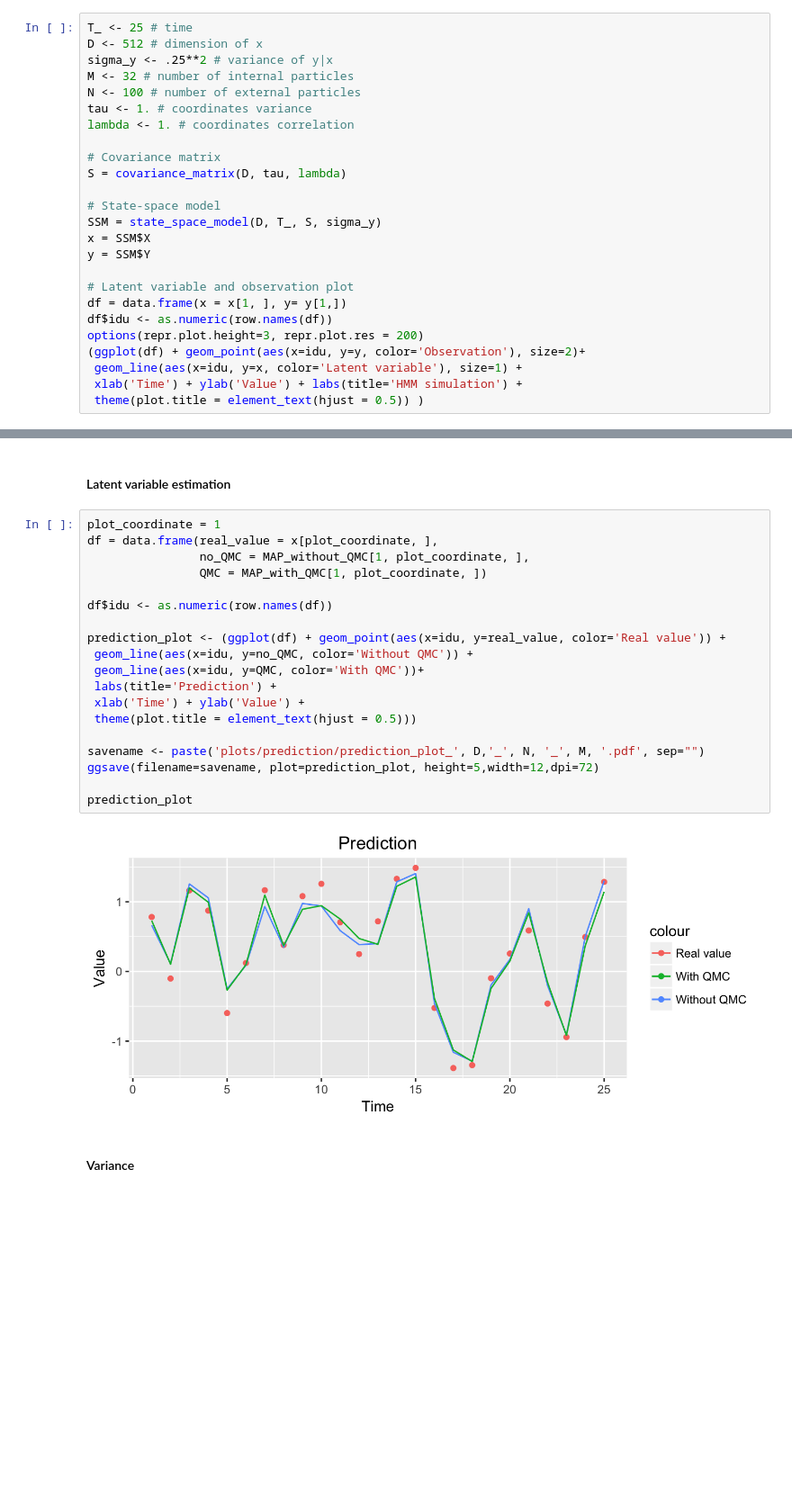
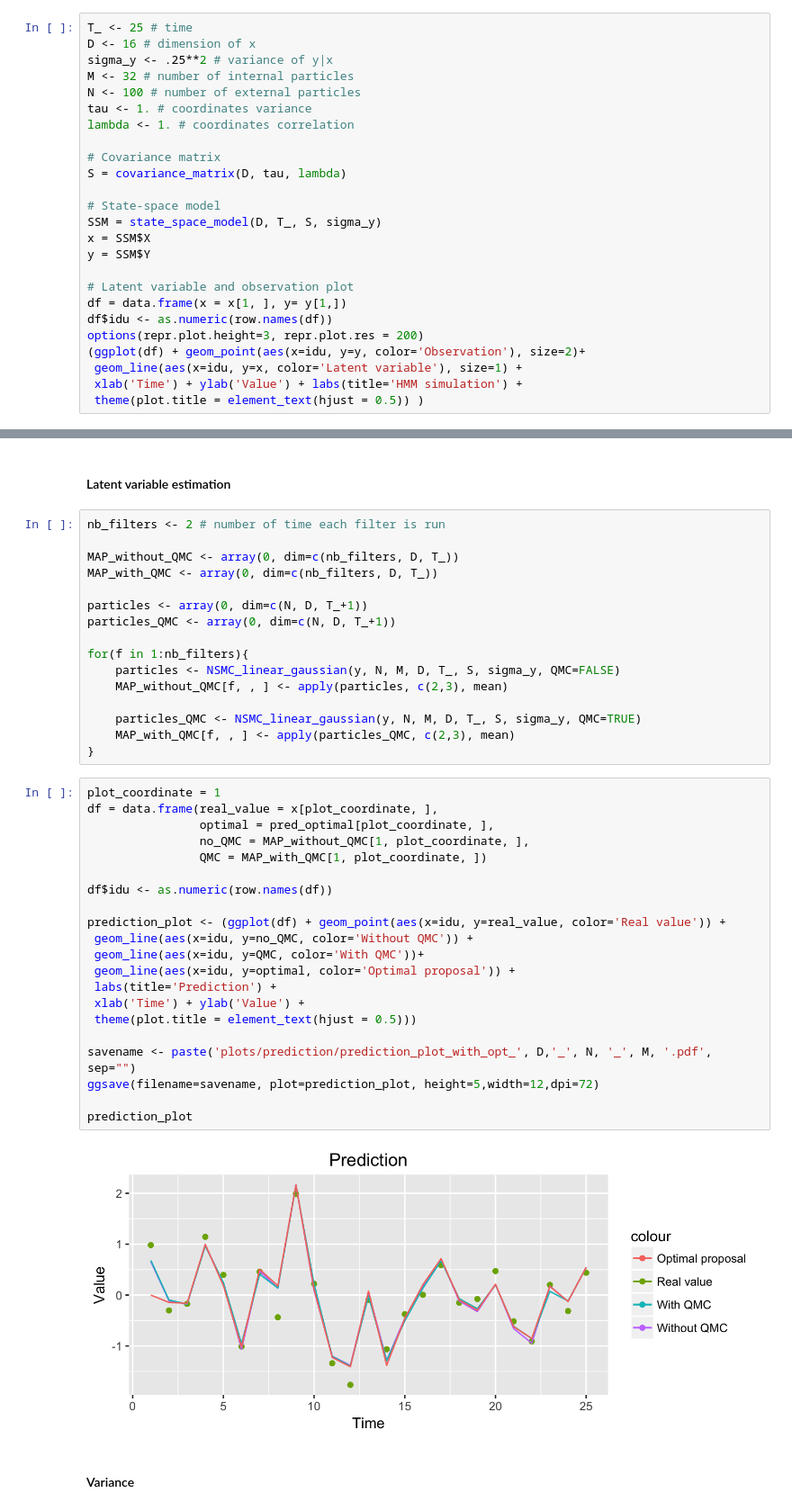
Before and after one commit to NicolasSchreuder/SMC_scripts, a Jupyter notebook: Linear_Gaussian_Model/Linear_Gaussian_Model.ipynb, the cells around one changed output, grey strips where cells are left out. Shown: that part at 90% size. Saved outputs shown, nothing was run; the diff lists cells and outputs as text; blank space fills up the shorter version.

Commit message:
Daily commit 22/08 : QMC works in first dimension for the lattice model but not further

```diff
--- a/Linear_Gaussian_Model/Linear_Gaussian_Model.ipynb
+++ b/Linear_Gaussian_Model/Linear_Gaussian_Model.ipynb
@@ -25,7 +25,7 @@ set.seed(41)
 ### Parameters
 # %%
 T_ <- 25 # time
-D <- 512 # dimension of x
+D <- 16 # dimension of x
 sigma_y <- .25**2 # variance of y|x
 M <- 32 # number of internal particles
 N <- 100 # number of external particles
@@ -81,26 +102,44 @@ for(f in 1:nb_filters){
 # %% [markdown]
 #### Latent variable estimation
+# %%
+nb_filters <- 2 # number of time each filter is run
+
+MAP_without_QMC <- array(0, dim=c(nb_filters, D, T_))
+MAP_with_QMC <- array(0, dim=c(nb_filters, D, T_))
+
+particles <- array(0, dim=c(N, D, T_+1))
+particles_QMC <- array(0, dim=c(N, D, T_+1))
+
+for(f in 1:nb_filters){
+    particles <- NSMC_linear_gaussian(y, N, M, D, T_, S, sigma_y, QMC=FALSE)
+    MAP_without_QMC[f, , ] <- apply(particles, c(2,3), mean)
+
+    particles_QMC <- NSMC_linear_gaussian(y, N, M, D, T_, S, sigma_y, QMC=TRUE)
+    MAP_with_QMC[f, , ] <- apply(particles_QMC, c(2,3), mean)
+}
 # %%
 plot_coordinate = 1
 df = data.frame(real_value = x[plot_coordinate, ],
+                optimal = pred_optimal[plot_coordinate, ],
                 no_QMC = MAP_without_QMC[1, plot_coordinate, ],
                 QMC = MAP_with_QMC[1, plot_coordinate, ])
 
 df$idu <- as.numeric(row.names(df))
 
 prediction_plot <- (ggplot(df) + geom_point(aes(x=idu, y=real_value, color='Real value')) +
  geom_line(aes(x=idu, y=no_QMC, color='Without QMC')) +
  geom_line(aes(x=idu, y=QMC, color='With QMC'))+
+ geom_line(aes(x=idu, y=optimal, color='Optimal proposal')) +
  labs(title='Prediction') +
  xlab('Time') + ylab('Value') +
  theme(plot.title = element_text(hjust = 0.5)))
 
-savename <- paste('plots/prediction/prediction_plot_', D,'_', N, '_', M, '.pdf', sep="")
+savename <- paste('plots/prediction/prediction_plot_with_opt_', D,'_', N, '_', M, '.pdf', sep="")
 ggsave(filename=savename, plot=prediction_plot, height=5,width=12,dpi=72)
 
 prediction_plot
 # %% [output]
-[figure, old version]
+[figure, new version]
 # %% [markdown]
 #### Variance
 # %%
```
Also changed, not shown: parts of 8 cells of this notebook, 18 other files.
